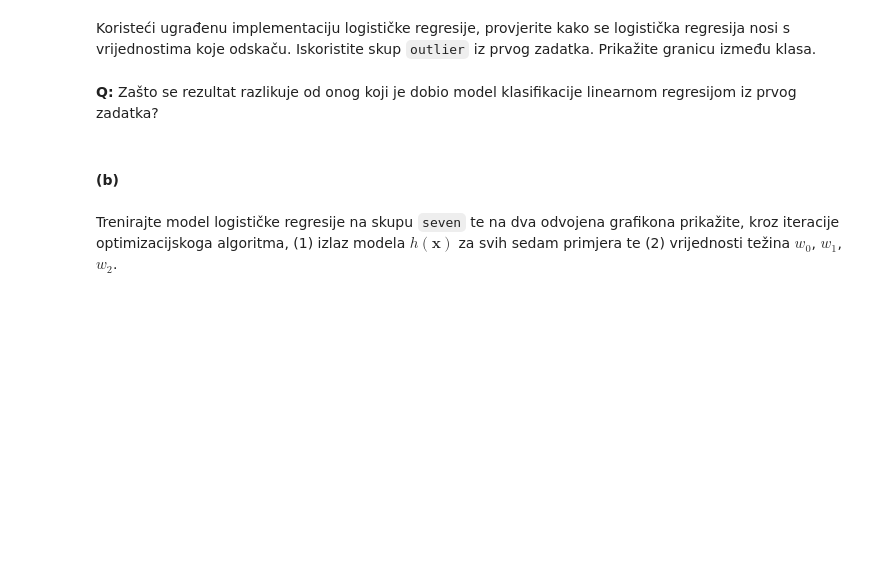
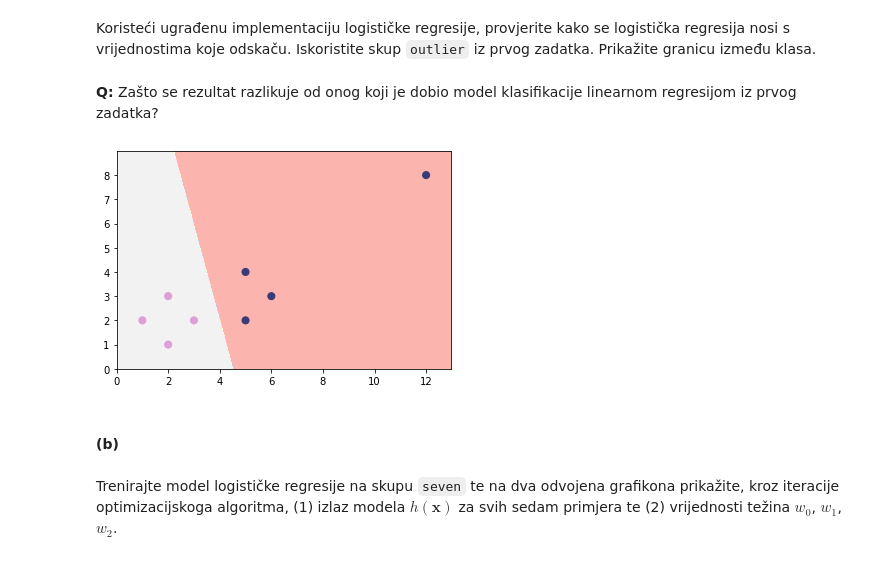
Before and after one commit to marko-curlin/SU, a Jupyter notebook: SU-2019-LAB02-LDM-LR.ipynb, the cells around one changed output. Drawn from its saved outputs; the diff is of its cells as text; code cells hidden in the pictures; blank space fills up the shorter version.

```diff
--- a/SU-2019-LAB02-LDM-LR.ipynb
+++ b/SU-2019-LAB02-LDM-LR.ipynb
@@ -321,3 +413,9 @@ Koristeći ugrađenu implementaciju logističke regresije, provjerite kako se lo
+# %%
+logistic_model = LogisticRegression(solver='newton-cg').fit(outlier_X, outlier_y)
+
+plot_2d_clf_problem(outlier_X, outlier_y, logistic_model.predict)
+# %% [output]
+[figure, added]
 # %% [markdown]
 #### (b)
 # %% [markdown]
```
Also changed, not shown: parts of 13 cells of this notebook.
